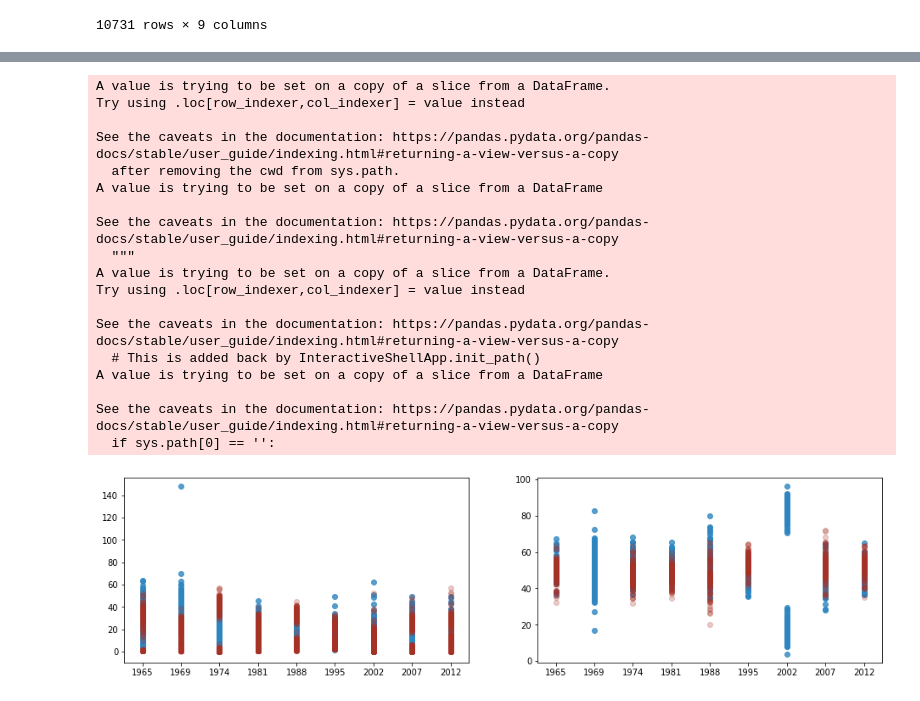
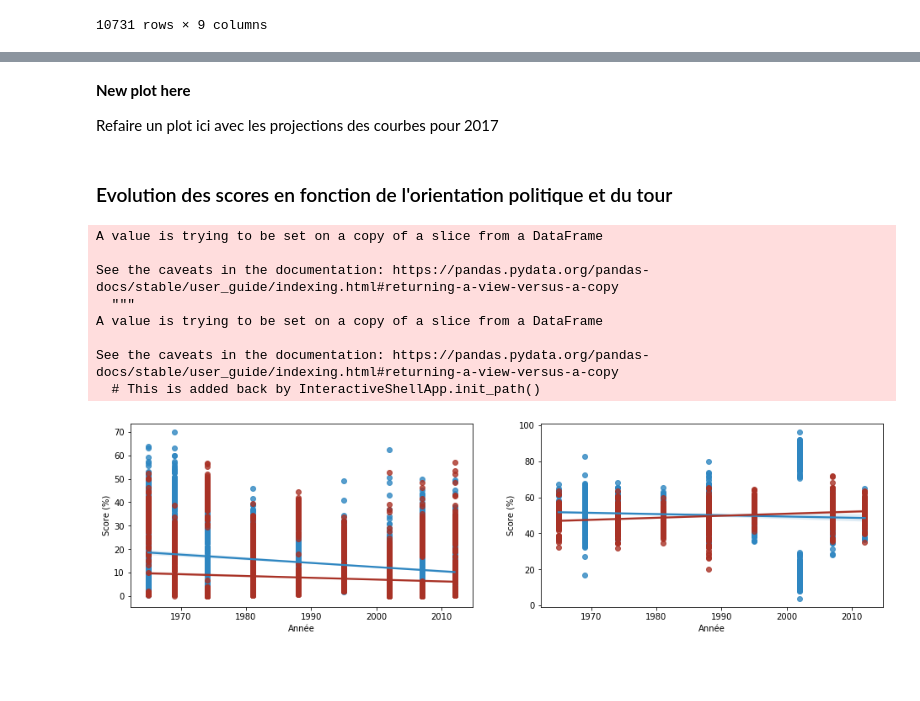
Before and after one commit to h4r1c0t/WildCodeSchool, a Jupyter notebook: Project/Datathon#1/Scripts/Analyses_data_présidentielles_1965-2012.ipynb, the cells around one changed output, grey strips where cells are left out. Cells and saved outputs as stored; diff of their text form; code cells hidden in the pictures; blank space fills up the shorter version.

```diff
--- a/Project/Datathon#1/Scripts/Analyses_data_présidentielles_1965-2012.ipynb
+++ b/Project/Datathon#1/Scripts/Analyses_data_présidentielles_1965-2012.ipynb
@@ -186,38 +186,32 @@ dfSc
+# %% [markdown]
+**New plot here**
+
+Refaire un plot ici avec les projections des courbes pour 2017
+# %% [markdown]
+### Evolution des scores en fonction de l'orientation politique et du tour
 # %%
 fig = plt.subplots(figsize = (16, 4))
 
 plt_data = dfSc[dfSc['Tour'] == 1]
-plt_data['Année'] = plt_data['Année'].astype(str)
 plt_data.sort_values(['Année'], inplace = True)
 ax1 = plt.subplot(121)
-ax1.scatter('Année', 'Score (%)', data = plt_data[plt_data['Orientation'] == 'droite'], label = 'Droite', color = '#2E86C1', alpha = .8)
-ax1.scatter('Année', 'Score (%)', data = plt_data[plt_data['Orientation'] == 'gauche'], label = 'Gauche', color = '#A93226', alpha = .25)
+ax1 = sns.regplot('Année', 'Score (%)', data = plt_data[plt_data['Orientation'] == 'droite'], color = '#2E86C1')
+ax1 = sns.regplot('Année', 'Score (%)', data = plt_data[plt_data['Orientation'] == 'gauche'], color = '#A93226')
 
 plt_data = dfSc[dfSc['Tour'] == 2]
-plt_data['Année'] = plt_data['Année'].astype(str)
 plt_data.sort_values(['Année'], inplace = True)
 ax2 = plt.subplot(122)
-ax2.scatter('Année', 'Score (%)', data = plt_data[plt_data['Orientation'] == 'droite'], label = 'Droite', color = '#2E86C1', alpha = .8)
-ax2.scatter('Année', 'Score (%)', data = plt_data[plt_data['Orientation'] == 'gauche'], label = 'Gauche', color = '#A93226', alpha = .25)
+ax2 = sns.regplot('Année', 'Score (%)', data = plt_data[plt_data['Orientation'] == 'droite'], color = '#2E86C1')
+ax2 = sns.regplot('Année', 'Score (%)', data = plt_data[plt_data['Orientation'] == 'gauche'], color = '#A93226')
 
 plt.show()
 # %% [output]
-A value is trying to be set on a copy of a slice from a DataFrame.
-Try using .loc[row_indexer,col_indexer] = value instead
-
-See the caveats in the documentation: https://pandas.pydata.org/pandas-docs/stable/user_guide/indexing.html#returning-a-view-versus-a-copy
-  after removing the cwd from sys.path.
 A value is trying to be set on a copy of a slice from a DataFrame
 
 See the caveats in the documentation: https://pandas.pydata.org/pandas-docs/stable/user_guide/indexing.html#returning-a-view-versus-a-copy
   """
-A value is trying to be set on a copy of a slice from a DataFrame.
-Try using .loc[row_indexer,col_indexer] = value instead
+A value is trying to be set on a copy of a slice from a DataFrame
 
 See the caveats in the documentation: https://pandas.pydata.org/pandas-docs/stable/user_guide/indexing.html#returning-a-view-versus-a-copy
   # This is added back by InteractiveShellApp.init_path()
-A value is trying to be set on a copy of a slice from a DataFrame
-
-See the caveats in the documentation: https://pandas.pydata.org/pandas-docs/stable/user_guide/indexing.html#returning-a-view-versus-a-copy
-  if sys.path[0] == '':
-[figure, old version]
+[figure, new version]
```
Also changed, not shown: parts of 14 cells of this notebook.
